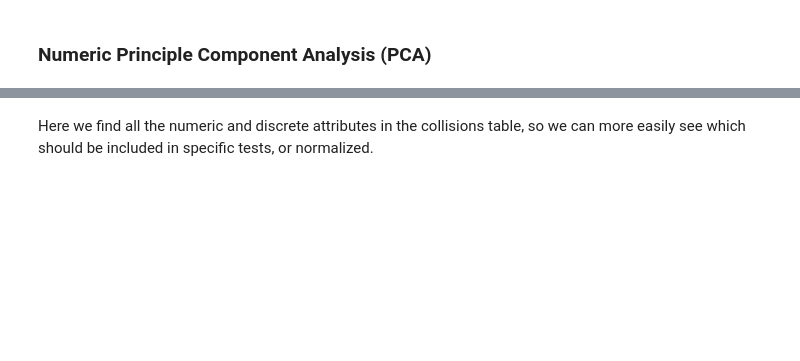
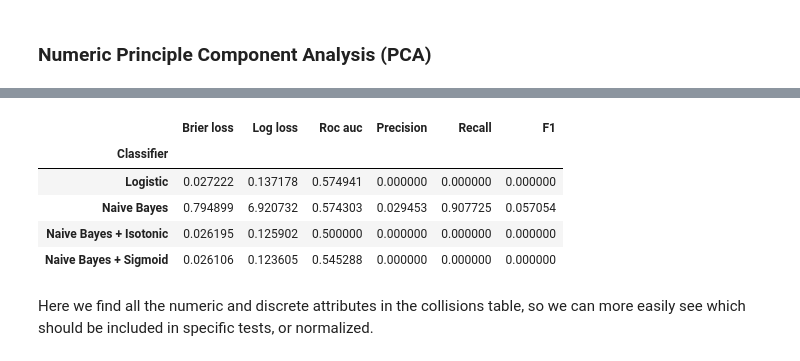
Before and after one commit to Micah614/Mining_SWITRS_for_AI_Safety_Benefits, a Jupyter notebook: SWITRS_Python_Notebook.ipynb, the cells around one changed output, grey strips where cells are left out. Drawn from its saved outputs; the diff is of its cells as text; code cells hidden in the pictures; blank space fills up the shorter version.

```diff
--- a/SWITRS_Python_Notebook.ipynb
+++ b/SWITRS_Python_Notebook.ipynb
@@ -955,3 +1039,43 @@ Error:
+# %%
+from collections import defaultdict
+
+import pandas as pd
+
+from sklearn.metrics import (
+    brier_score_loss,
+    f1_score,
+    log_loss,
+    precision_score,
+    recall_score,
+    roc_auc_score,
+)
+
+scores = defaultdict(list)
+for i, (clf, name) in enumerate(clf_list):
+    clf.fit(X_train, y_train)
+    y_prob = clf.predict_proba(X_test)
+    y_pred = clf.predict(X_test)
+    scores["Classifier"].append(name)
+
+    for metric in [brier_score_loss, log_loss, roc_auc_score]:
+        score_name = metric.__name__.replace("_", " ").replace("score", "").capitalize()
+        scores[score_name].append(metric(y_test, y_prob[:, 1]))
+
+    for metric in [precision_score, recall_score, f1_score]:
+        score_name = metric.__name__.replace("_", " ").replace("score", "").capitalize()
+        scores[score_name].append(metric(y_test, y_pred))
+
+    score_df = pd.DataFrame(scores).set_index("Classifier")
+    score_df.round(decimals=3)
+
+score_df
+# %% [output]
+|  | Brier loss | Log loss | Roc auc | Precision | Recall | F1 |
+| Classifier |  |  |  |  |  |  |
+| Logistic | 0.027222 | 0.137178 | 0.574941 | 0.000000 | 0.000000 | 0.000000 |
+| Naive Bayes | 0.794899 | 6.920732 | 0.574303 | 0.029453 | 0.907725 | 0.057054 |
+| Naive Bayes + Isotonic | 0.026195 | 0.125902 | 0.500000 | 0.000000 | 0.000000 | 0.000000 |
+| Naive Bayes + Sigmoid | 0.026106 | 0.123605 | 0.545288 | 0.000000 | 0.000000 | 0.000000 |
 # %% [markdown]
 Here we find all the numeric and discrete attributes in the collisions table, so we can more easily see which should be included in specific tests, or normalized.
 # %%
```
Also changed, not shown: parts of 22 cells of this notebook.
